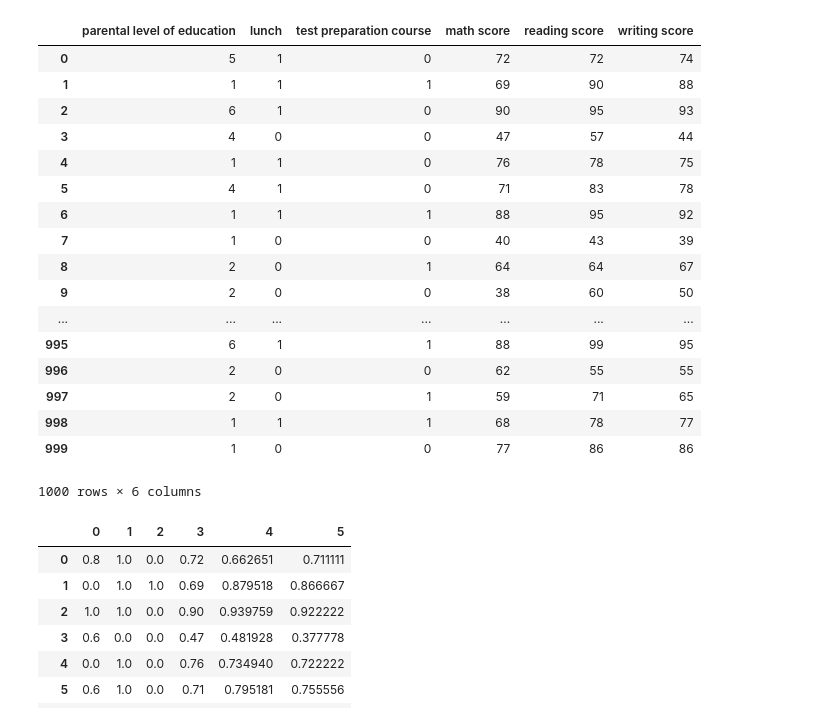
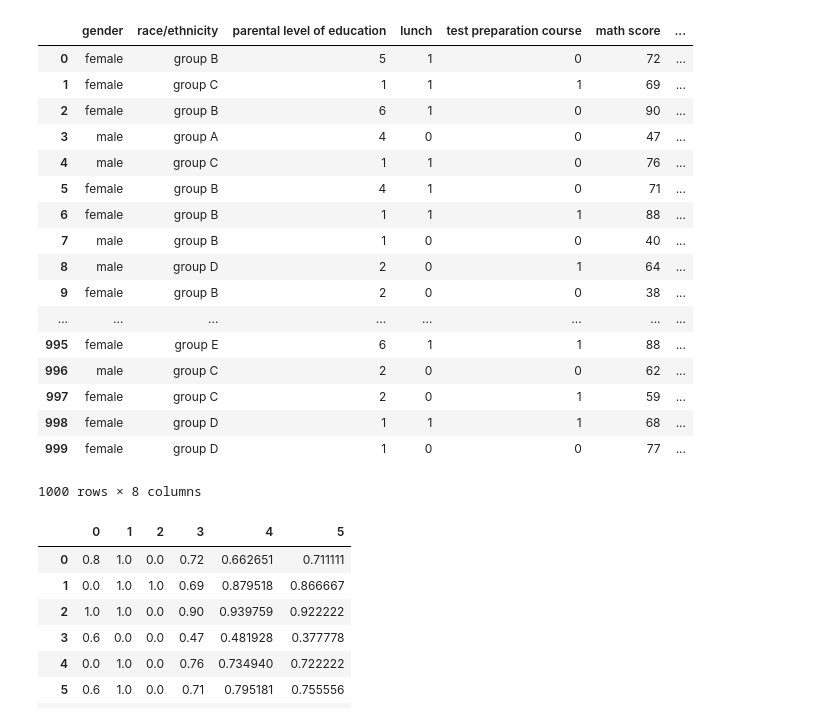
Before and after one commit to TeraBasic/My-projects, a Jupyter notebook: data_analyse/StudentsPerformance.ipynb, the cells around one changed output. Saved outputs shown, nothing was run; the diff lists cells and outputs as text; code cells hidden in the pictures.

```diff
--- a/data_analyse/StudentsPerformance.ipynb
+++ b/data_analyse/StudentsPerformance.ipynb
@@ -12,32 +12,32 @@ from sklearn import metrics
 # %%
 dataset = pd.read_csv( "StudentsPerformance.csv")
 dataset.head()
 #dataset.tail()
-dataset.drop(labels=['gender','race/ethnicity'],axis=1,inplace=True)
+#dataset.drop(labels=['gender','race/ethnicity'],axis=1,inplace=True)
 dataset['parental level of education'] = dataset['parental level of education'].map(lambda x: x.replace("master's degree",'6').replace("some high school",'3').replace("high school",'2').replace("associate's degree",'4').replace("bachelor's degree",'5').replace('some college','1'))
 dataset['lunch'] = dataset['lunch'].map(lambda x: x.replace("standard",'1').replace("free/reduced",'0'))
 dataset['test preparation course'] = dataset['test preparation course'].map(lambda x: x.replace("completed",'1').replace("none",'0'))
 #dataset.apply(lambda x: np.std(x), axis=0)
 #dataset.std(axis=0)
 #sklearn.preprocessing.scale(dataset, axis=0, with_mean=True, with_std=True, copy=True)
 dataset
 # %% [output]
-|  | parental level of education | lunch | test preparation course | math score | reading score | writing score |
-| 0 | 5 | 1 | 0 | 72 | 72 | 74 |
-| 1 | 1 | 1 | 1 | 69 | 90 | 88 |
-| 2 | 6 | 1 | 0 | 90 | 95 | 93 |
-| 3 | 4 | 0 | 0 | 47 | 57 | 44 |
-| 4 | 1 | 1 | 0 | 76 | 78 | 75 |
-| 5 | 4 | 1 | 0 | 71 | 83 | 78 |
-| 6 | 1 | 1 | 1 | 88 | 95 | 92 |
-| 7 | 1 | 0 | 0 | 40 | 43 | 39 |
-| 8 | 2 | 0 | 1 | 64 | 64 | 67 |
-| 9 | 2 | 0 | 0 | 38 | 60 | 50 |
-| ... | ... | ... | ... | ... | ... | ... |
-| 995 | 6 | 1 | 1 | 88 | 99 | 95 |
-| 996 | 2 | 0 | 0 | 62 | 55 | 55 |
-| 997 | 2 | 0 | 1 | 59 | 71 | 65 |
-| 998 | 1 | 1 | 1 | 68 | 78 | 77 |
-| 999 | 1 | 0 | 0 | 77 | 86 | 86 |
+|  | gender | race/ethnicity | parental level of education | lunch | test preparation course | math score | ... |
+| 0 | female | group B | 5 | 1 | 0 | 72 | ... |
+| 1 | female | group C | 1 | 1 | 1 | 69 | ... |
+| 2 | female | group B | 6 | 1 | 0 | 90 | ... |
+| 3 | male | group A | 4 | 0 | 0 | 47 | ... |
+| 4 | male | group C | 1 | 1 | 0 | 76 | ... |
+| 5 | female | group B | 4 | 1 | 0 | 71 | ... |
+| 6 | female | group B | 1 | 1 | 1 | 88 | ... |
+| 7 | male | group B | 1 | 0 | 0 | 40 | ... |
+| 8 | male | group D | 2 | 0 | 1 | 64 | ... |
+| 9 | female | group B | 2 | 0 | 0 | 38 | ... |
+| ... | ... | ... | ... | ... | ... | ... | ... |
+| 995 | female | group E | 6 | 1 | 1 | 88 | ... |
+| 996 | male | group C | 2 | 0 | 0 | 62 | ... |
+| 997 | female | group C | 2 | 0 | 1 | 59 | ... |
+| 998 | female | group D | 1 | 1 | 1 | 68 | ... |
+| 999 | female | group D | 1 | 0 | 0 | 77 | ... |
-1000 rows × 6 columns
+1000 rows × 8 columns
 # %%
```
Also changed, not shown: parts of 6 cells of this notebook.
